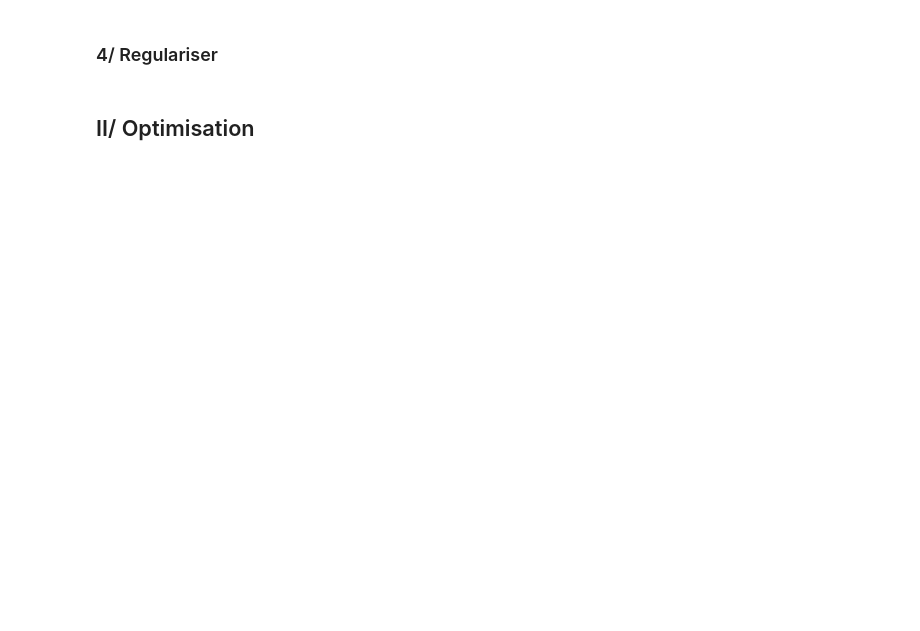
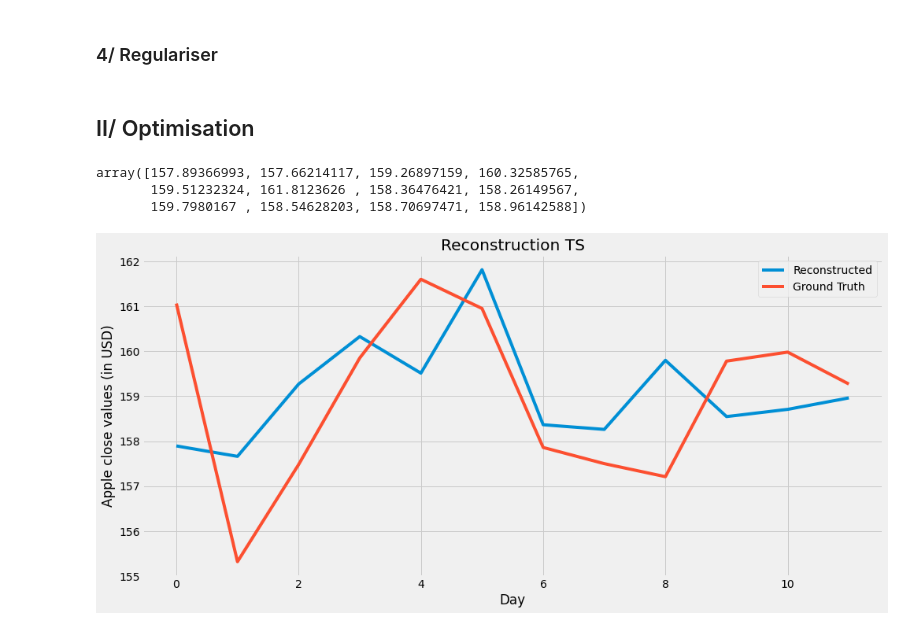
Before and after one commit to Lenflammeur/UCL-MSc_Project, a Jupyter notebook: Reconstruction_optimization.ipynb, the cells around one changed output. Saved outputs shown, nothing was run; the diff lists cells and outputs as text; code cells hidden in the pictures; blank space fills up the shorter version.

Commit message:
Reconstruction_opti

```diff
--- a/Reconstruction_optimization.ipynb
+++ b/Reconstruction_optimization.ipynb
@@ -208,0 +204,4 @@ plt.plot(pre_expected_ts)
+# %%
+ground_truth ,phi_0 = X_test[0], predict[0] # Ground truth and the representation to be inverted
+plt.plot(ground_truth)
+phi_0
@@ -221,0 +231,28 @@ def regulariser(x, alpha):
+# %%
+def func(x):
+    return loss(model.predict(x.reshape((1, 12))), phi_0)
+# %%
+theta_noise = 100
+start = np.random.randn(12) + ground_truth.mean()
+start_zeros = np.zeros(12)
+start_ones = np.ones(12)
+# %%
+res = minimize(func, x0=start)
+# %%
+res.x
+# %% [output]
+array([157.89366993, 157.66214117, 159.26897159, 160.32585765,
+       159.51232324, 161.8123626 , 158.36476421, 158.26149567,
+       159.7980167 , 158.54628203, 158.70697471, 158.96142588])
+# %%
+plt.style.use("fivethirtyeight")
+plt.figure(figsize = (15,7))
+plt.plot(res.x)
+plt.plot(ground_truth)
+plt.title('Reconstruction TS')
+plt.legend(['Reconstructed', 'Ground Truth'])
+plt.xlabel("Day")
+plt.ylabel("Apple close values (in USD)")
+plt.show()
+# %% [output]
+[figure, added]
```
Also changed, not shown: parts of 11 cells of this notebook, 1 other file.
